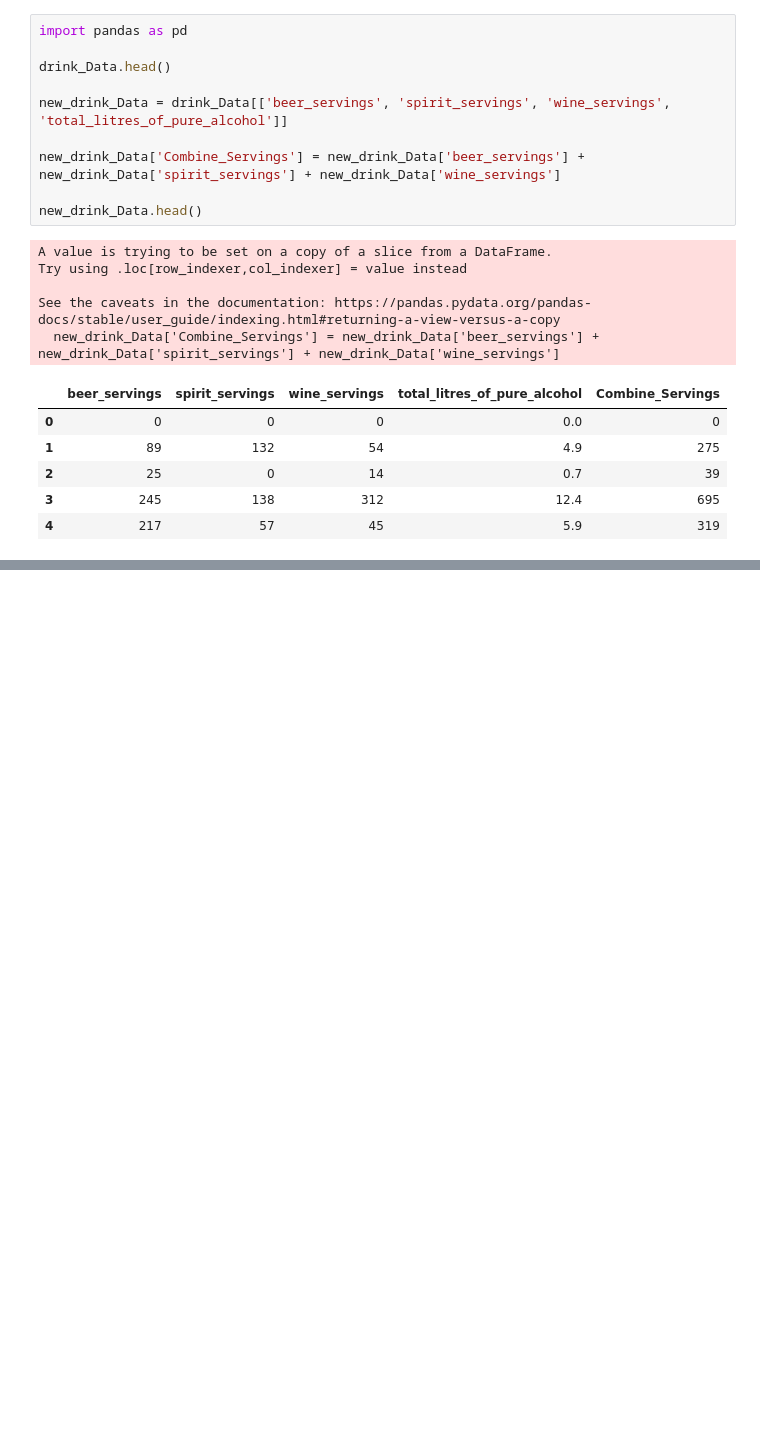
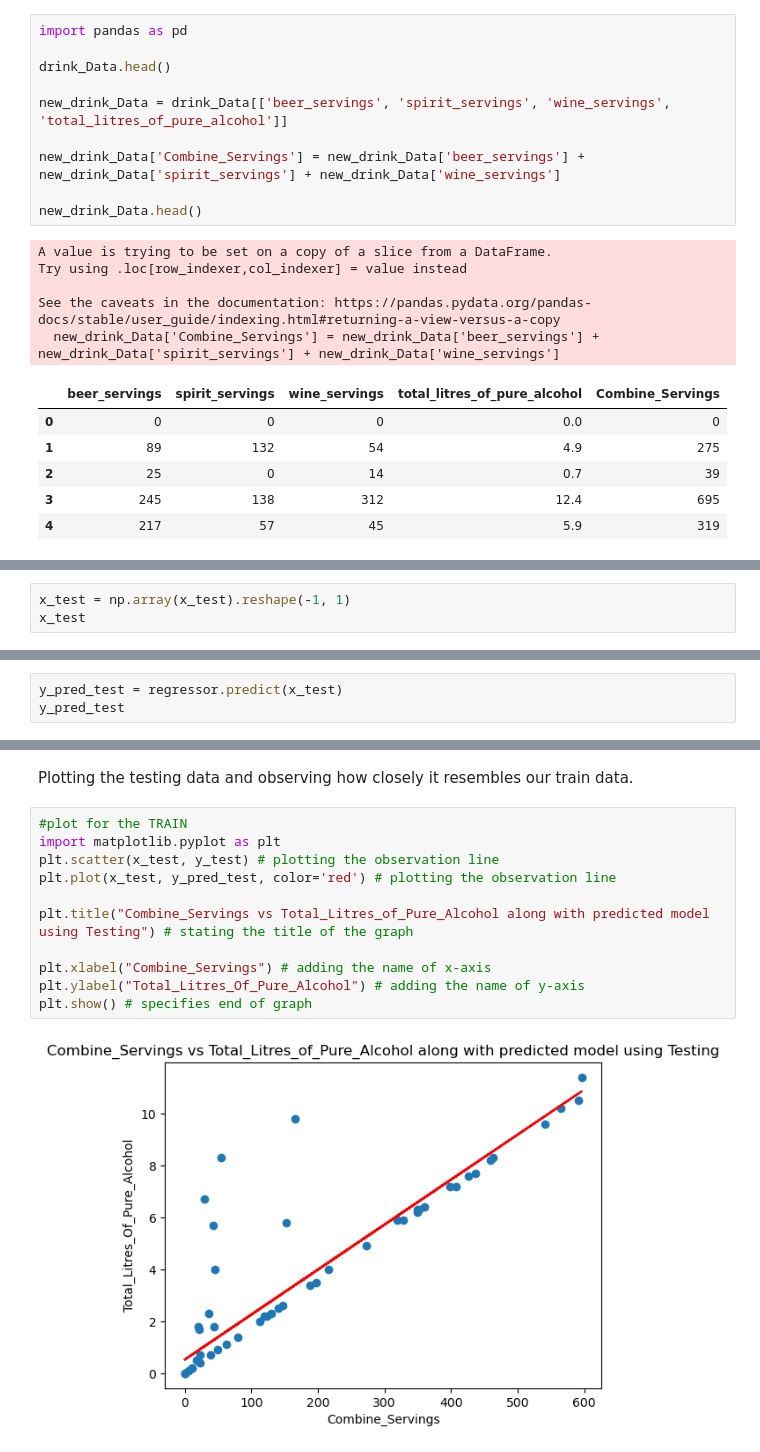
Before and after one commit to OtaSteven/CSC177_Proj, a Jupyter notebook: Linear_Regression/linear_regression.ipynb, the cells around one changed output, grey strips where cells are left out. Cells and saved outputs as stored; diff of their text form; blank space fills up the shorter version.

```diff
--- a/Linear_Regression/linear_regression.ipynb
+++ b/Linear_Regression/linear_regression.ipynb
@@ -62,0 +90,3 @@ x_train, x_test, y_train, y_test = train_test_split(x, y, test_size=1/4, random_
+# %%
+x_test = np.array(x_test).reshape(-1, 1)
+x_test
@@ -125,0 +173,3 @@ R-squared = 0.8160
+# %%
+y_pred_test = regressor.predict(x_test)
+y_pred_test
@@ -125,0 +187,15 @@ R-squared = 0.8160
+# %% [markdown]
+Plotting the testing data and observing how closely it resembles our train data.
+# %%
+#plot for the TRAIN
+import matplotlib.pyplot as plt
+plt.scatter(x_test, y_test) # plotting the observation line
+plt.plot(x_test, y_pred_test, color='red') # plotting the observation line
+
+plt.title("Combine_Servings vs Total_Litres_of_Pure_Alcohol along with predicted model using Testing") # stating the title of the graph
+
+plt.xlabel("Combine_Servings") # adding the name of x-axis
+plt.ylabel("Total_Litres_Of_Pure_Alcohol") # adding the name of y-axis
+plt.show() # specifies end of graph
+# %% [output]
+[figure, added]
```
Also changed, not shown: parts of 36 cells of this notebook.
